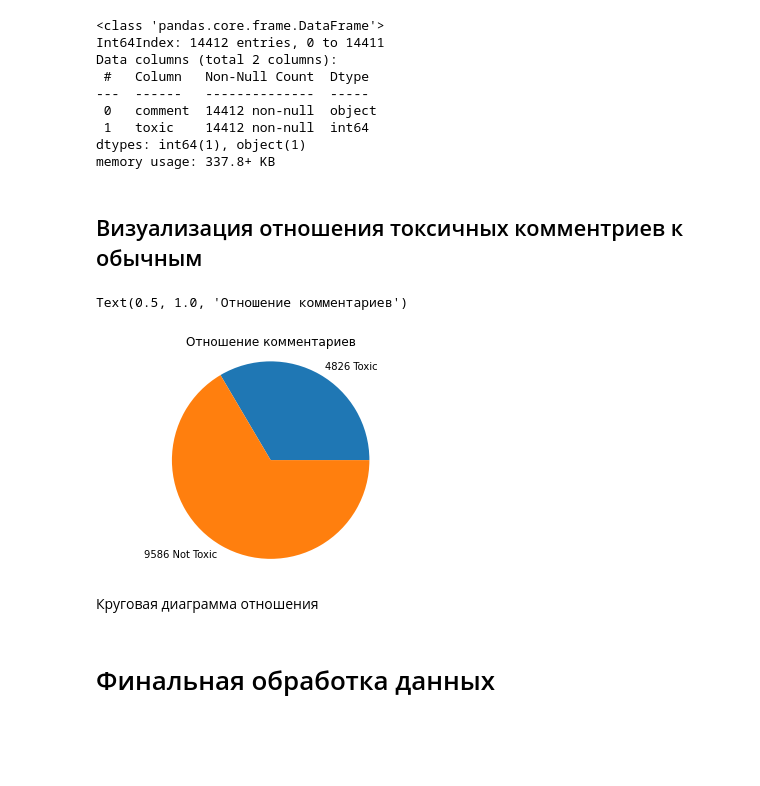
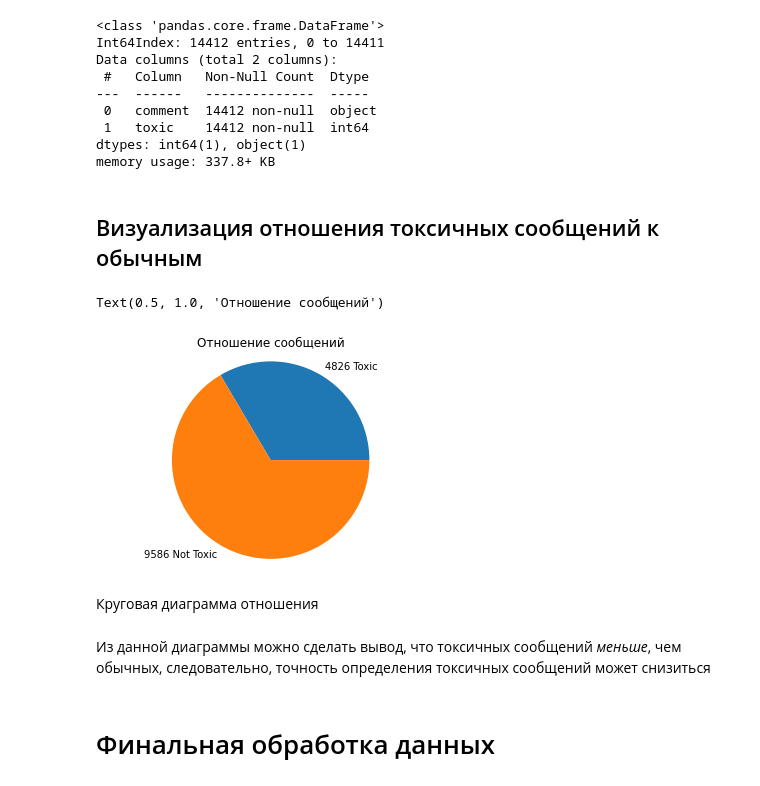
Before and after one commit to D1ffic00lt/anonymous-bot-with-ML, a Jupyter notebook: RussianToxicModel/RussianToxicModel.ipynb, the cells around one changed output. Cells and saved outputs as stored; diff of their text form; code cells hidden in the pictures; blank space fills up the shorter version.

```diff
--- a/RussianToxicModel/RussianToxicModel.ipynb
+++ b/RussianToxicModel/RussianToxicModel.ipynb
@@ -165,18 +268,20 @@ Data columns (total 2 columns):
 dtypes: int64(1), object(1)
 memory usage: 337.8+ KB
 # %% [markdown]
-## Визуализация отношения токсичных комментриев к обычным
+## Визуализация отношения токсичных сообщений к обычным
 # %%
 labels = [f"{len(data.loc[data.toxic == 1])}" + " Toxic", f"{len(data.loc[data.toxic == 0])}" + " Not Toxic"]
 fig, ax = plt.subplots()
 ax.pie([len(data.loc[data.toxic == 1]), len(data.loc[data.toxic == 0])], labels=labels)
 ax.axis("equal")
-plt.title("Отношение комментариев")
+plt.title("Отношение сообщений")
 # %% [output]
-Text(0.5, 1.0, 'Отношение комментариев')
+Text(0.5, 1.0, 'Отношение сообщений')
-[figure, old version]
+[figure, new version]
 # %% [markdown]
 Круговая диаграмма отношения
+# %% [markdown]
+Из данной диаграммы можно сделать вывод, что токсичных сообщений _меньше_, чем обычных, следовательно, точность определения токсичных сообщений может снизиться
 # %% [markdown]
 # Финальная обработка данных
 # %% [markdown]
```
Also changed, not shown: parts of 44 cells of this notebook.
